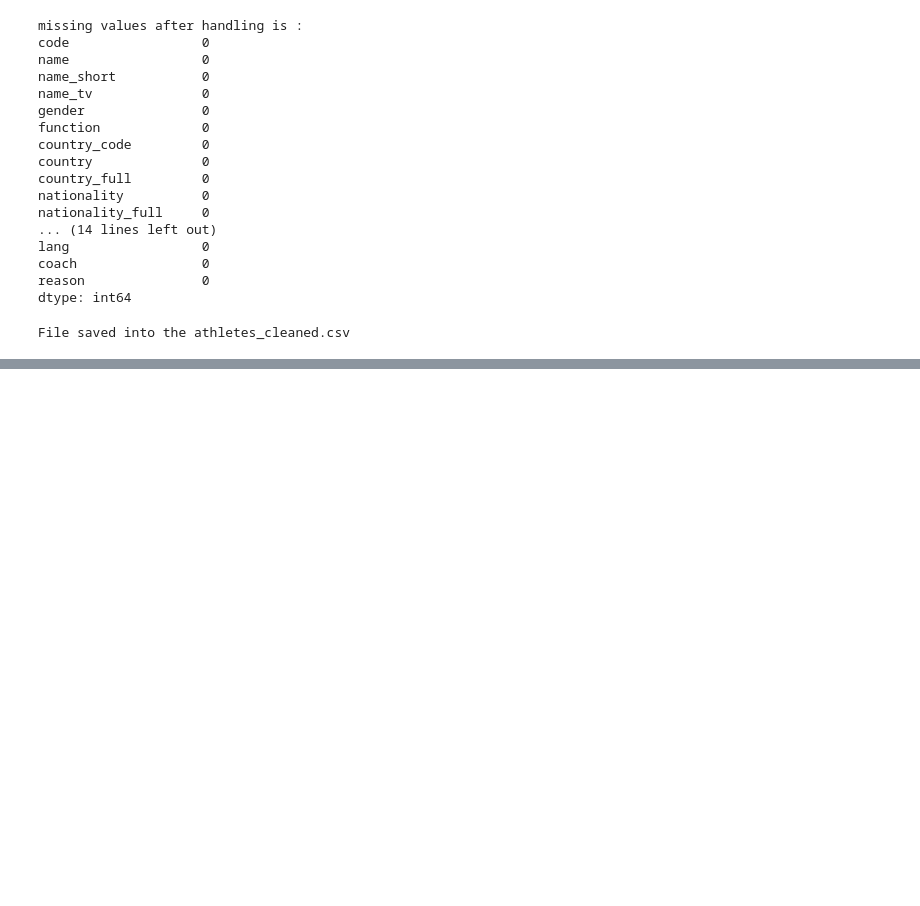
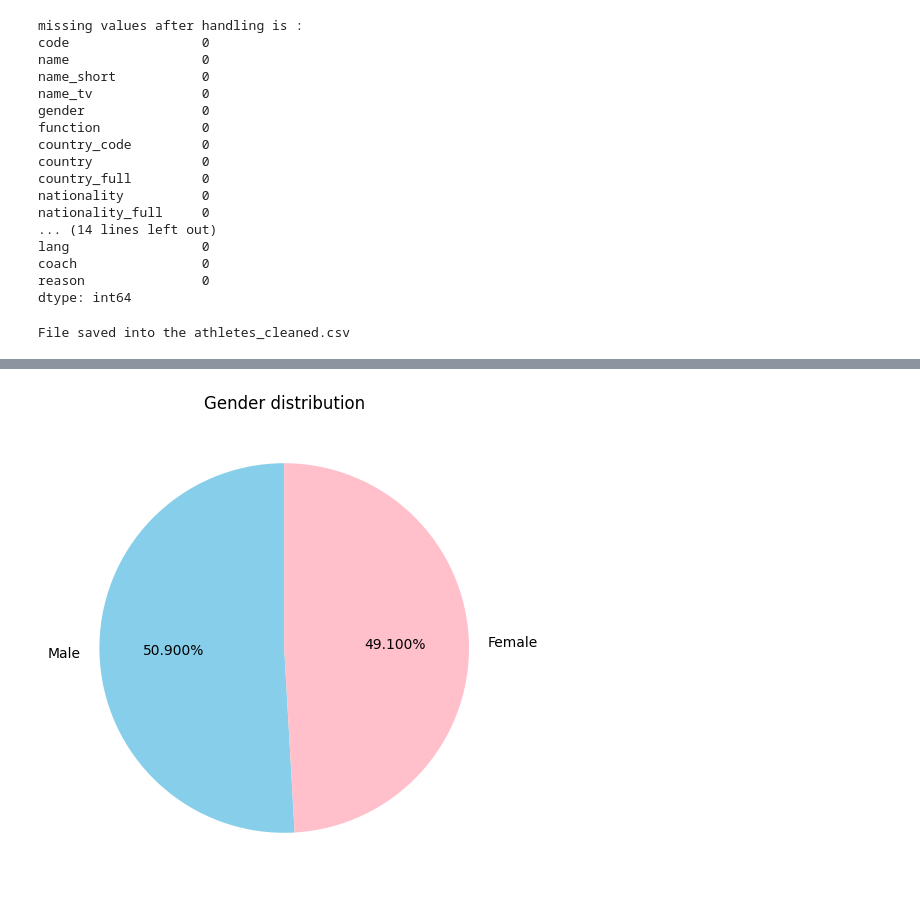
Before and after one commit to Saswankar1/IBM_DataSci, a Jupyter notebook: Class1/handling_null.ipynb, the cells around one changed output, grey strips where cells are left out. Saved outputs shown, nothing was run; the diff lists cells and outputs as text; code cells hidden in the pictures; blank space fills up the shorter version.

```diff
--- a/Class1/handling_null.ipynb
+++ b/Class1/handling_null.ipynb
@@ -220,0 +244,11 @@ File saved into the athletes_cleaned.csv
+# %%
+plt.figure(figsize = (8,6))
+s_count = df["gender"].value_counts()
+name = ['Male', 'Female']
+plt.pie(s_count, labels = name, autopct = '%1.3f%%', startangle = 90, colors = ['skyblue', 'pink'])
+# autopct -> to display percentage with decimal
+# start angle -> to rotate the pie chart
+plt.title("Gender distribution")
+plt.show()
+# %% [output]
+[figure, added]
```
Also changed, not shown: parts of 12 cells of this notebook.
